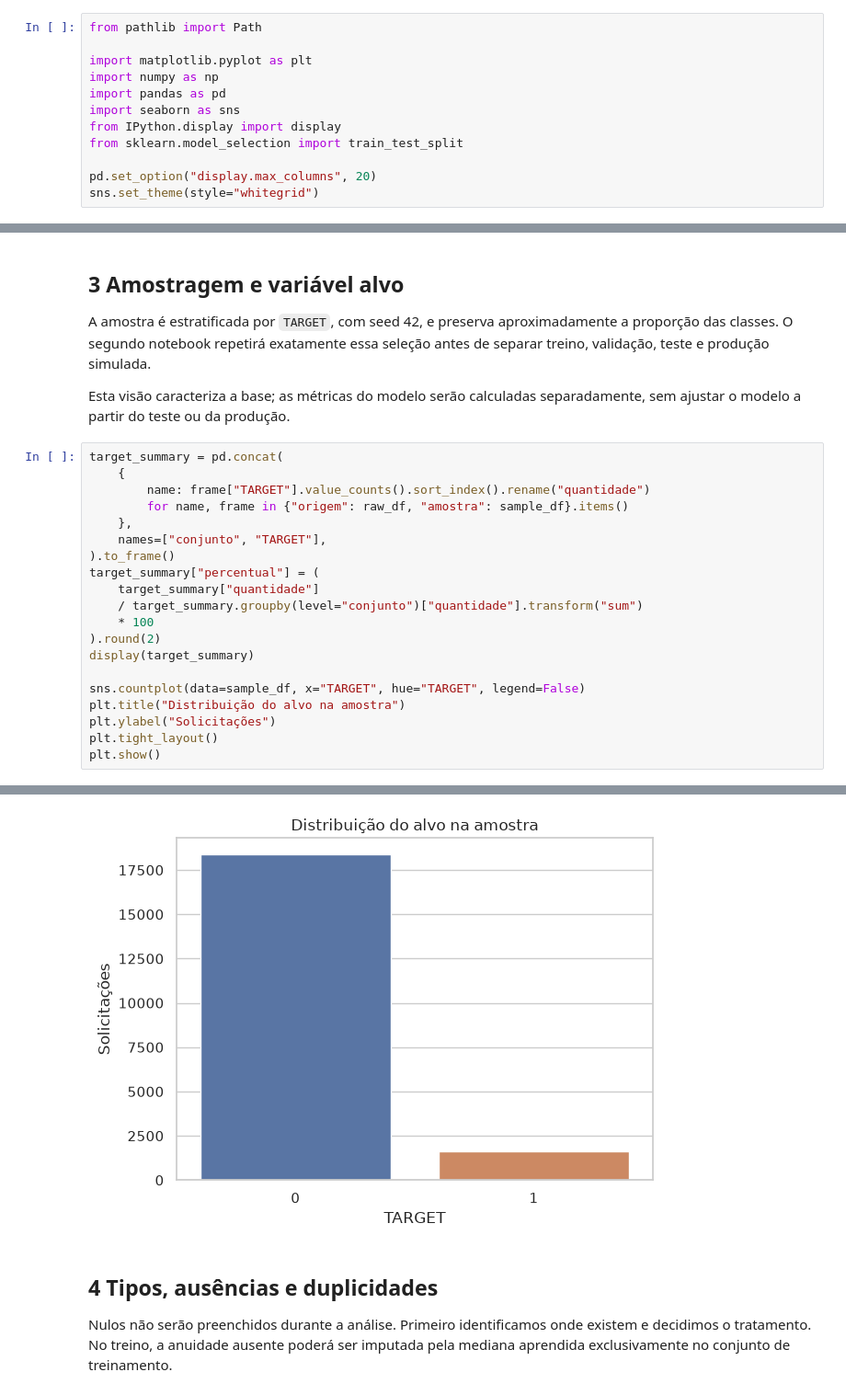
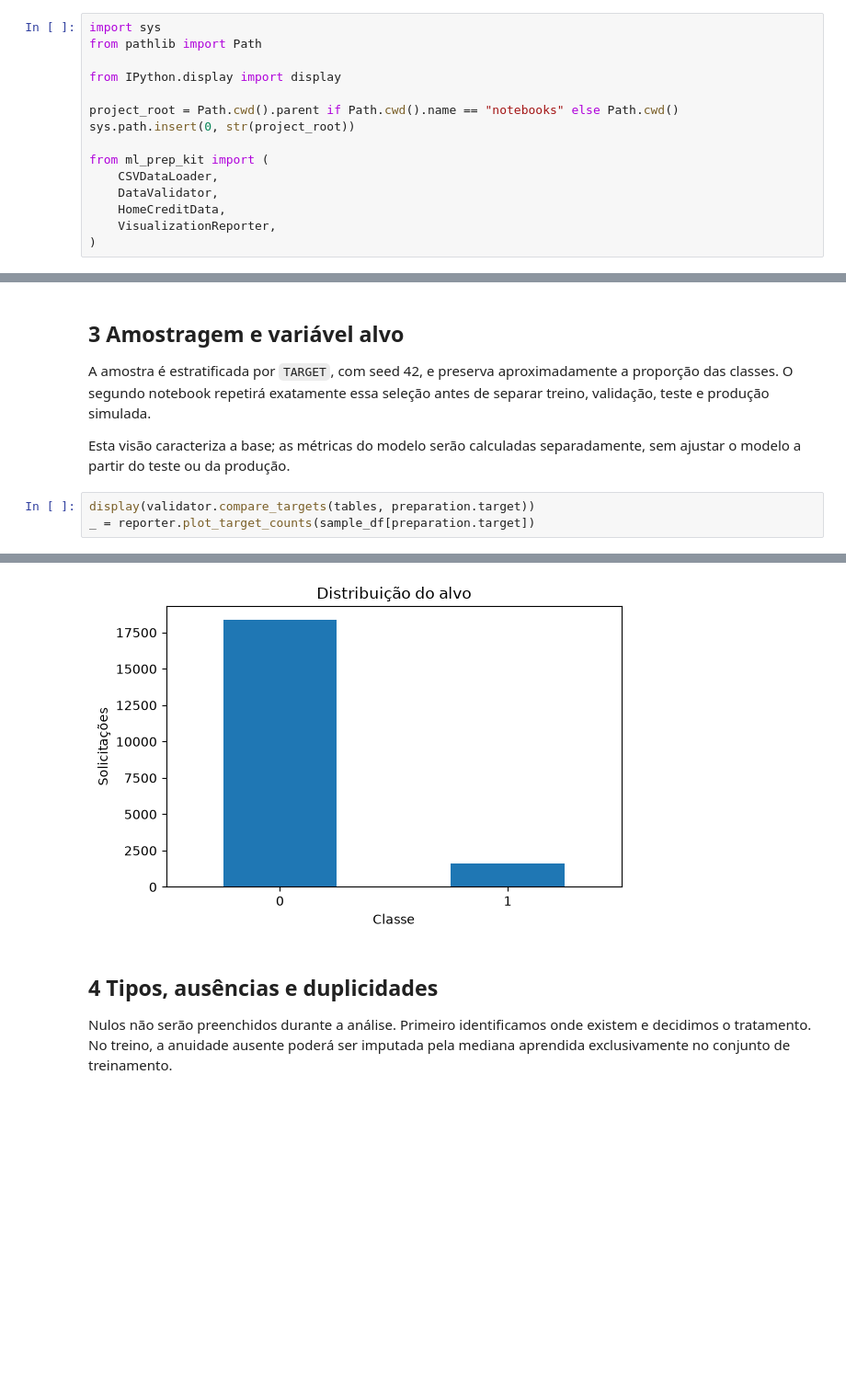
Before and after one commit to jrrrtricolor/FIAP-fase4-fintech, a Jupyter notebook: notebooks/01_eda_home_credit.ipynb, the cells around one changed output, grey strips where cells are left out. Shown at 92% size. Drawn from its saved outputs; the diff is of its cells as text; blank space fills up the shorter version.

```diff
--- a/notebooks/01_eda_home_credit.ipynb
+++ b/notebooks/01_eda_home_credit.ipynb
@@ -18,15 +18,18 @@ não são necessárias. Execute as células de cima para baixo.
 Use o ambiente do projeto (`make notebook`) ou o Jupyter do Docker.
 O notebook não faz download nem autenticação no Kaggle.
 # %%
+import sys
 from pathlib import Path
 
-import matplotlib.pyplot as plt
-import numpy as np
-import pandas as pd
-import seaborn as sns
 from IPython.display import display
-from sklearn.model_selection import train_test_split
 
-pd.set_option("display.max_columns", 20)
-sns.set_theme(style="whitegrid")
+project_root = Path.cwd().parent if Path.cwd().name == "notebooks" else Path.cwd()
+sys.path.insert(0, str(project_root))
+
+from ml_prep_kit import (
+    CSVDataLoader,
+    DataValidator,
+    HomeCreditData,
+    VisualizationReporter,
+)
 # %%
@@ -169,23 +99,6 @@ antes de separar treino, validação, teste e produção simulada.
 Esta visão caracteriza a base; as métricas do modelo serão calculadas
 separadamente, sem ajustar o modelo a partir do teste ou da produção.
 # %%
-target_summary = pd.concat(
-    {
-        name: frame["TARGET"].value_counts().sort_index().rename("quantidade")
-        for name, frame in {"origem": raw_df, "amostra": sample_df}.items()
-    },
-    names=["conjunto", "TARGET"],
-).to_frame()
-target_summary["percentual"] = (
-    target_summary["quantidade"]
-    / target_summary.groupby(level="conjunto")["quantidade"].transform("sum")
-    * 100
-).round(2)
-display(target_summary)
-
-sns.countplot(data=sample_df, x="TARGET", hue="TARGET", legend=False)
-plt.title("Distribuição do alvo na amostra")
-plt.ylabel("Solicitações")
-plt.tight_layout()
-plt.show()
+display(validator.compare_targets(tables, preparation.target))
+_ = reporter.plot_target_counts(sample_df[preparation.target])
 # %% [output]
@@ -198,4 +110,4 @@ plt.show()
-[figure, old version]
+[figure, new version]
 # %% [markdown]
 ## 4 Tipos, ausências e duplicidades
 
```
Also changed, not shown: parts of 10 cells of this notebook, 17 other files.
